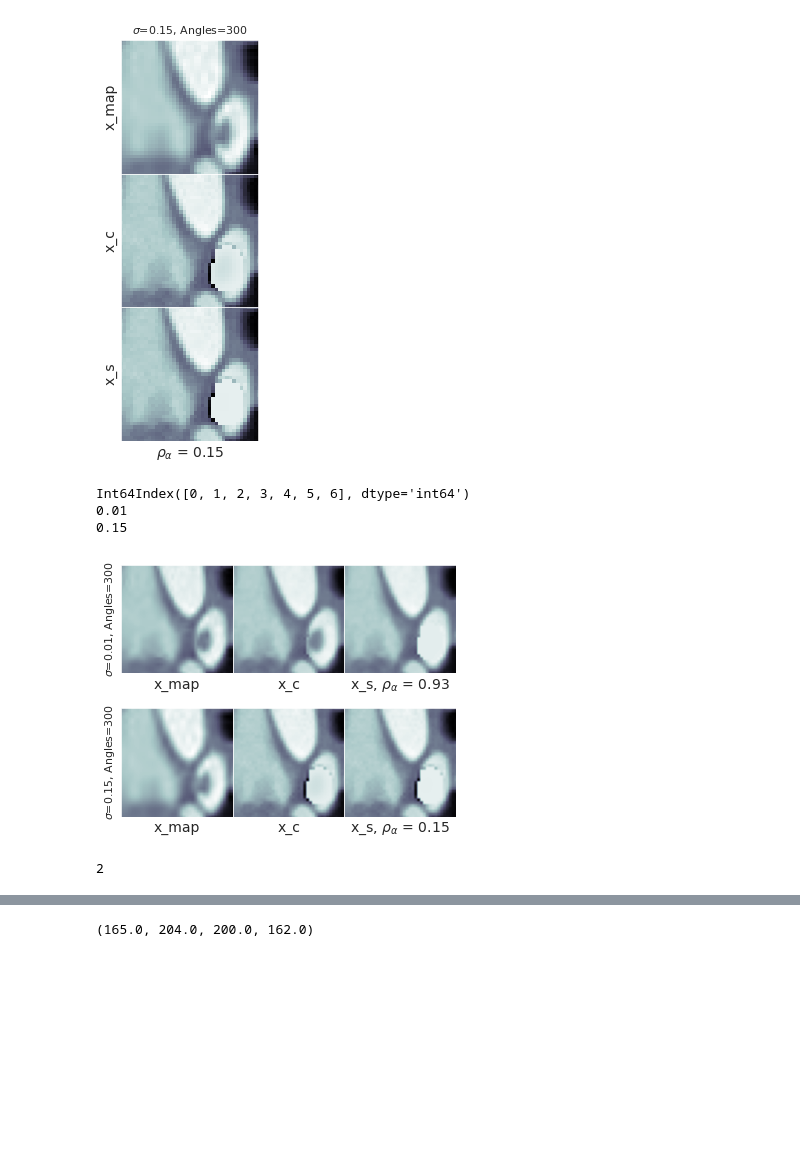
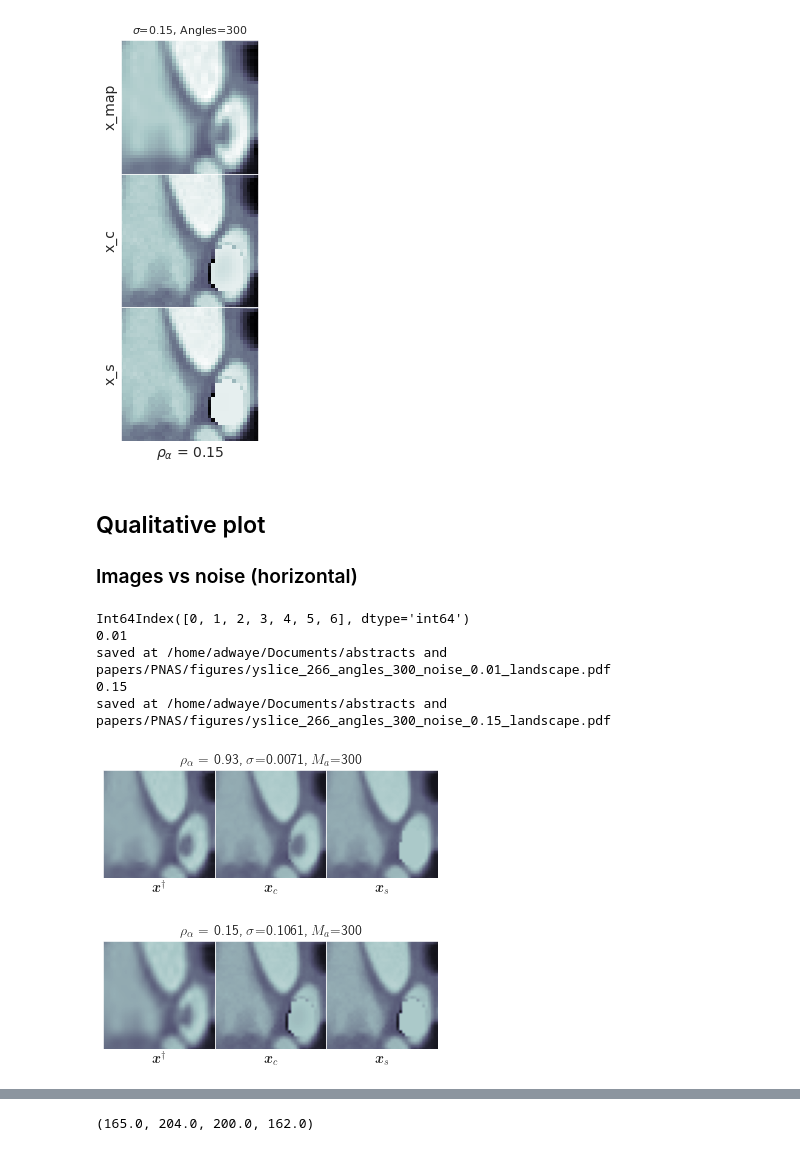
Before and after one commit to adwaye/test_ct, a Jupyter notebook: Experiments.ipynb, the cells around one changed output, grey strips where cells are left out. Drawn from its saved outputs; the diff is of its cells as text; code cells hidden in the pictures; blank space fills up the shorter version.

```diff
--- a/Experiments.ipynb
+++ b/Experiments.ipynb
@@ -7,6 +7,9 @@ import seaborn as sns
 import matplotlib.pyplot as plt
 import cv2
 %config Completer.use_jedi = False
+import matplotlib
+matplotlib.rc('text', usetex=True)
+matplotlib.rcParams['text.latex.preamble']=[r"\usepackage{amsmath}"]
 
 RESULT_LOCATION= "/home/adwaye/matlab_projects/test_CT/Figures"
 PARAM_NAMES = ["L2_mean_grad","L2_bound_grad","L2_mean_pix","L2_bound_pix","noise","ndtct","agls","grdsz","alpha",
@@ -28,6 +31,6 @@ def extract_params_from_name(file_name):
     for name in PARAM_NAMES:
         ind = file_name.find(name)
         val = file_name[0:ind].split('_')[-2]
-        print(name+"="+val)
+        #print(name+"="+val)
         out_dict[name] = val
     return out_dict
@@ -33,0 +52,5 @@ def extract_params_from_name(file_name):
+# %%
+
+
+out_name = make_xmapFname_from_BUQOfname(file_name)
+out_name
@@ -344,20 +594,20 @@ for n_angles in df_copy['agls']:
         ax[0].axis([lower_x,upper_x,upper_y,lower_y])
         ax[0].set_xticks([])
         ax[0].set_yticks([])
-        ax[0].set_ylabel('x_map',fontsize=font_size)
+        ax[0].set_ylabel('$x_{map}$',fontsize=font_size)
     #     ax[k,0].set(ylabel='Number of angles={:}'.format(n_angles,n_angles))
         ax[0].set_title('Angles={:}, $\\sigma$ ={:}'.format(n_angles,noise),fontsize=font_size-3)
 
 
         ax[1].imshow(matfile['x_c'],cmap="bone")
         ax[1].axis([lower_x,upper_x,upper_y,lower_y])
-        ax[1].set_ylabel('x_c',fontsize=font_size)
+        ax[1].set_ylabel('$x_c$',fontsize=font_size)
         ax[1].set_xticks([])
         ax[1].set_yticks([])
 
         ax[2].imshow(matfile['x_s'],cmap="bone")
         ax[2].axis([lower_x,upper_x,upper_y,lower_y])
-        ax[2].set_ylabel('x_s'.format(rho),fontsize=font_size)
+        ax[2].set_ylabel('$\\boldsymbol{x}_s$',fontsize=font_size)
         ax[2].set_xlabel('$\\rho_\\alpha$ = {:.2}'.format(rho),fontsize=font_size)
         ax[2].set_xticks([])
         ax[2].set_yticks([])
@@ -583,6 +853,9 @@ Int64Index([0, 1, 2, 3, 4, 5, 6], dtype='int64')
 0.15
 [figure]
 [figure]
+# %% [markdown]
+## Qualitative plot
+### Images vs noise (horizontal)
 # %%
 
 font_size = 14
@@ -614,7 +887,7 @@ k=0
 df_copy = df2.loc[indexes[0].tolist()].copy()
 df_copy = df_copy.sort_values(by='noise')
 df_copy.index = np.arange(0,df_copy.shape[0])
-fig, ax = plt.subplots(nrows=2,ncols=3,figsize=(6,5))
+
 print(df_copy.index)
 k = 0
 
@@ -635,56 +908,61 @@ for noise in df_copy['noise']:
     if noise==0.05 or noise==0.075 or noise==0.1 or noise==0.125 or noise==0.175 or noise==0.001  :
         pass
     else:
+        fig, ax = plt.subplots(nrows=1,ncols=3,figsize=(6,3))
         print(noise)
         index = np.where(df_copy['noise']==noise)
         file_name = df_copy['file_name'].loc[index].ravel()[0]
         rho       = df_copy['rho'].loc[index].ravel()[0]
         matfile  = sio.loadmat(os.path.join(root_folder,file_name))
-        ax[k,0].imshow(matfile['xmap'],cmap="bone")
+        ax[0].imshow(matfile['xmap'],cmap="bone",vmin=-0.1,vmax=1.1)
 
     #     ax[k,0].set_title('xmap, noise={:}'.format(noise),fontsize=16)
     #     ax[k,0].set_title('xmap',fontsize=font_size)
 
-        ax[k,0].axis([lower_x,upper_x,upper_y,lower_y])
-        ax[k,0].set_xticks([])
-        ax[k,0].set_yticks([])
-        ax[k,0].set_xlabel('x_map',fontsize=font_size)
+        ax[0].axis([lower_x,upper_x,upper_y,lower_y])
+        ax[0].set_xticks([])
+        ax[0].set_yticks([])
+        ax[0].set_xlabel('$\\boldsymbol{x}^{\\dagger}$',fontsize=font_size)
     #     ax[k,0].set(ylabel='Number of angles={:}'.format(n_angles,n_angles))
-        ax[k,0].set_ylabel('$\\sigma$={:}, Angles={:}'.format(noise,angles),fontsize=font_size-3)
+        #x[0].set_title('$\\sigma$={:}, Angles={:}'.format(noise,angles),fontsize=font_size-3)
 
 
-        ax[k,1].imshow(matfile['x_c'],cmap="bone")
-        ax[k,1].axis([lower_x,upper_x,upper_y,lower_y])
-        ax[k,1].set_xlabel('x_c',fontsize=font_size)
-        ax[k,1].set_xticks([])
-        ax[k,1].set_yticks([])
+        ax[1].imshow(matfile['x_c'],cmap="bone",vmin=-0.1,vmax=1.1)
+        ax[1].axis([lower_x,upper_x,upper_y,lower_y])
+        ax[1].set_xlabel('$\\boldsymbol{x}_c$',fontsize=font_size)
+        ax[1].set_xticks([])
+        ax[1].set_yticks([])
 
-        ax[k,2].imshow(matfile['x_s'],cmap="bone")
-        ax[k,2].axis([lower_x,upper_x,upper_y,lower_y])
+        ax[2].imshow(matfile['x_s'],cmap="bone",vmin=-0.1,vmax=1.1)
+        ax[2].axis([lower_x,upper_x,upper_y,lower_y])
+        ax[2].set_xlabel('$\\boldsymbol{x}_s$',fontsize=font_size)
 
-        ax[k,2].set_xlabel('x_s, $\\rho_\\alpha$ = {:.2}'.format(rho),fontsize=font_size)
-        ax[k,2].set_xticks([])
-        ax[k,2].set_yticks([])
+        ax[2].set_xticks([])
+        ax[2].set_yticks([])
+        ax[1].set_title('$\\rho_\\alpha$ = {:.2}, $\\sigma$={:.4f}, $M_a$={:}'.format(rho,noise/np.sqrt(2),angles),fontsize=font_size)
+        fig.subplots_adjust(top=0.92)
+
+
+# fig.suptitle('Map estimate, image with structure and image without structure, noise={:}'.format(noise,alpha),fontsize=font_size)
+
+        plt.subplots_adjust(wspace=0, hspace=0)
+
+        fig.savefig(os.path.join(output_folder,ct_slice+"_angles_{:}_noise_{:.2}_landscape.pdf".format(angles,noise)),bbox_inches='tight',transparent=True)
+        print("saved at "+os.path.join(output_folder,ct_slice+"_angles_{:}_noise_{:.2}_landscape.pdf".format(angles,noise)))
 
 
 
         k+=1
-fig.subplots_adjust(top=0.92)
-# fig.suptitle('Map estimate, image with structure and image without structure, noise={:}'.format(noise,alpha),fontsize=font_size)
 
-plt.subplots_adjust(wspace=0, hspace=0)
-
-fig.savefig(os.path.join(output_folder,ct_slice+"_angles_{:}_landscape.pdf".format(angles)),bbox_inches='tight',transparent=True)
 
 # plt.figure()
 # sns.lineplot(data=df_copy,x='agls',y='rho')
 # plt.show()
 # %% [output]
 Int64Index([0, 1, 2, 3, 4, 5, 6], dtype='int64')
 0.01
+saved at /home/adwaye/Documents/abstracts and papers/PNAS/figures/yslice_266_angles_300_noise_0.01_landscape.pdf
 0.15
+saved at /home/adwaye/Documents/abstracts and papers/PNAS/figures/yslice_266_angles_300_noise_0.15_landscape.pdf
-[figure, old version]
+[figure, new version]
+[figure, added]
-# %%
-k
-# %% [output]
-2
```
Also changed, not shown: parts of 48 cells of this notebook, 2 other files.
